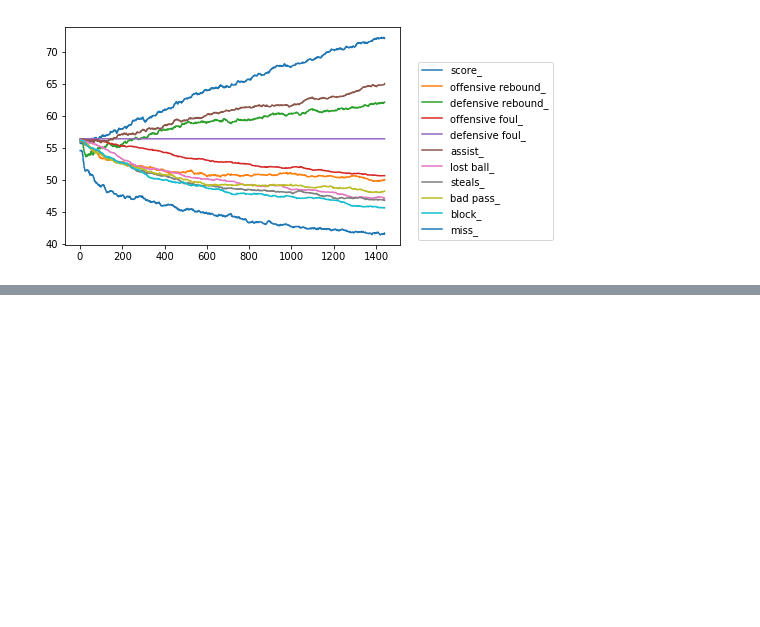
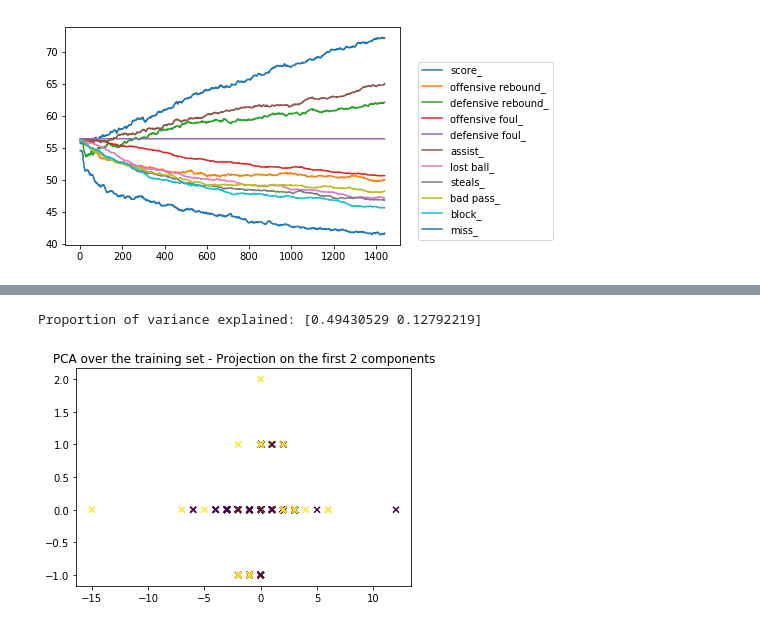
Before and after one commit to VictorSanh/NBA_Challenge, a Jupyter notebook: Getting_started.ipynb, the cells around one changed output, grey strips where cells are left out. Cells and saved outputs as stored; diff of their text form; code cells hidden in the pictures; blank space fills up the shorter version.

Commit message:
PCA + t-SNE data projection

```diff
--- a/Getting_started.ipynb
+++ b/Getting_started.ipynb
@@ -174,0 +149,14 @@ print(clf.score(X_portion_val,Y_portion_val))
+# %%
+X = X_train.loc[:, X_train.columns != 'ID'].as_matrix()
+projection = PCA(n_components = 2)
+X_projected = projection.fit_transform(X)
+print('Proportion of variance explained: {}'.format(projection.explained_variance_ratio_))
+# %% [output]
+Proportion of variance explained: [0.49430529 0.12792219]
+# %%
+Y = Y_train['label'].as_matrix()
+plt.scatter(X[:, 0], X[:, 1], c = Y, marker = 'x')
+plt.title('PCA over the training set - Projection on the first 2 components')
+plt.show()
+# %% [output]
+[figure, added]
```
Also changed, not shown: parts of 11 cells of this notebook.
